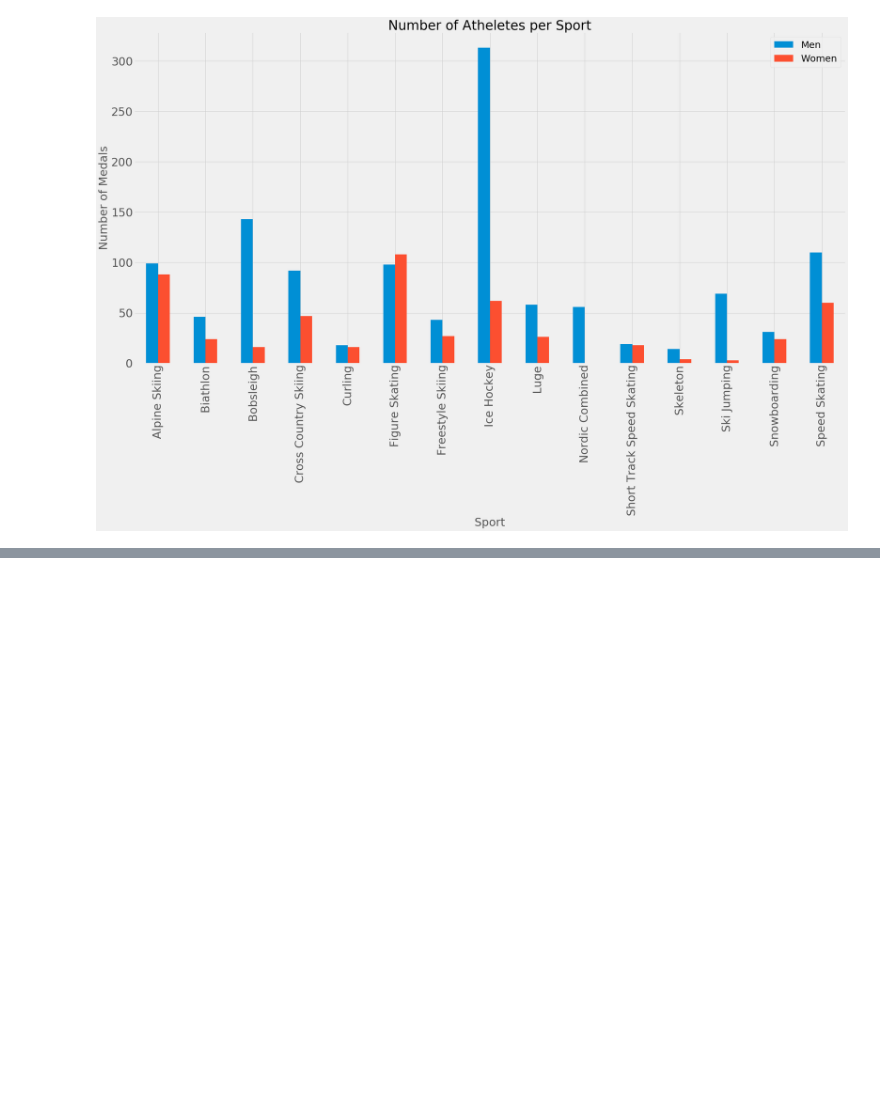
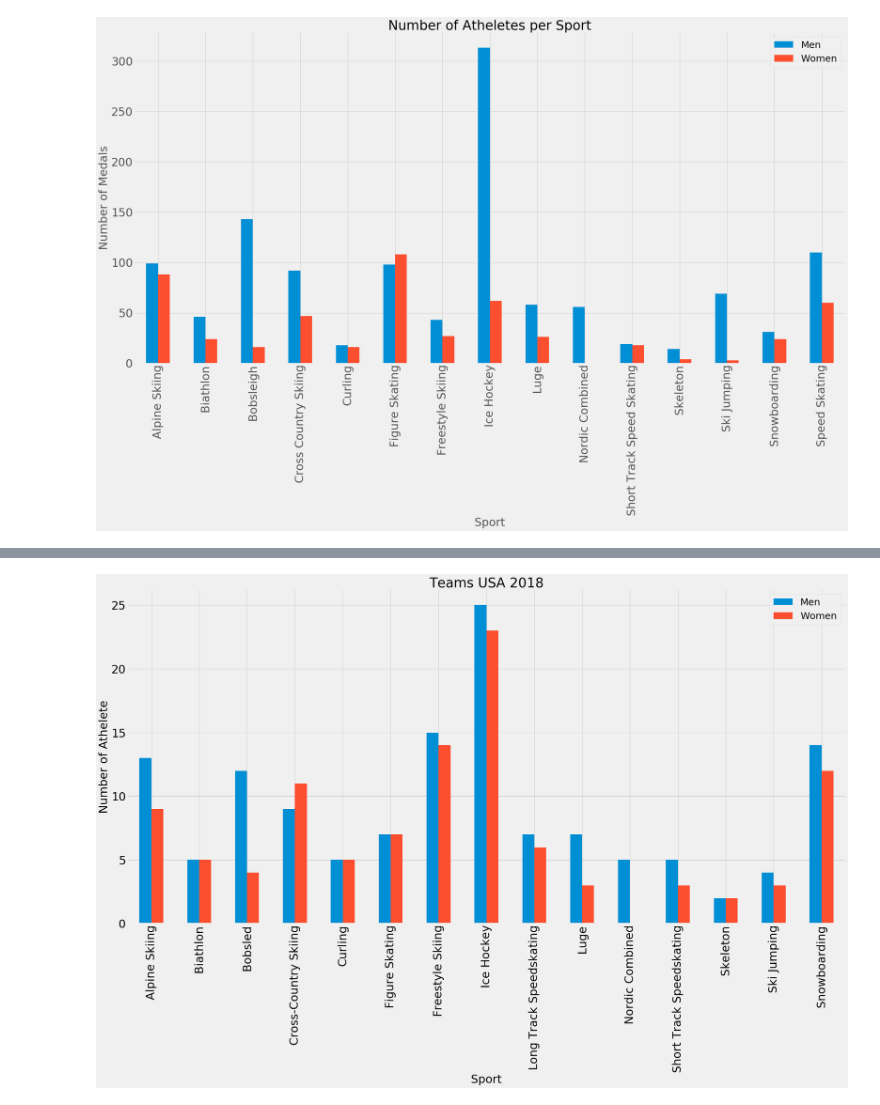
Before and after one commit to dianekvg/bootcamp-project1, a Jupyter notebook: Brenda/Populations and medalist.ipynb, the cells around one changed output, grey strips where cells are left out. Cells and saved outputs as stored; diff of their text form; code cells hidden in the pictures; blank space fills up the shorter version.

```diff
--- a/Brenda/Populations and medalist.ipynb
+++ b/Brenda/Populations and medalist.ipynb
@@ -538,0 +581,4 @@ plt.show()
+# %%
+file_name_Ros = os.path.join("Roster.csv" )
+
+Gender_Roster = pd.read_csv(file_name_Ros)
@@ -538,0 +594,3 @@ plt.show()
+# %%
+Gender_Roster.rename(columns={'Unnamed: 0':'Discipline'}, inplace=True)
+Gender_Roster
@@ -538,0 +635,18 @@ plt.show()
+# %%
+plt.style.use('fivethirtyeight')
+
+
+ax = Gender_Roster [['Men', 'Women']].plot(kind='bar',
+                            title ="test",figsize=(30,15), legend=True, fontsize=30)
+ax.set_xlabel("Sport",fontsize=30)
+ax.set_ylabel("Number of Athelete",fontsize=30)
+ax.legend(fontsize=25)
+ax.set_title("Teams USA 2018", fontsize= 35)
+
+
+
+
+plt.savefig("Team USA.png", bbox_inches='tight', pad_inches=1.5, dpi=250)
+plt.show()
+# %% [output]
+[figure, added]
```
Also changed, not shown: parts of 15 cells of this notebook.
